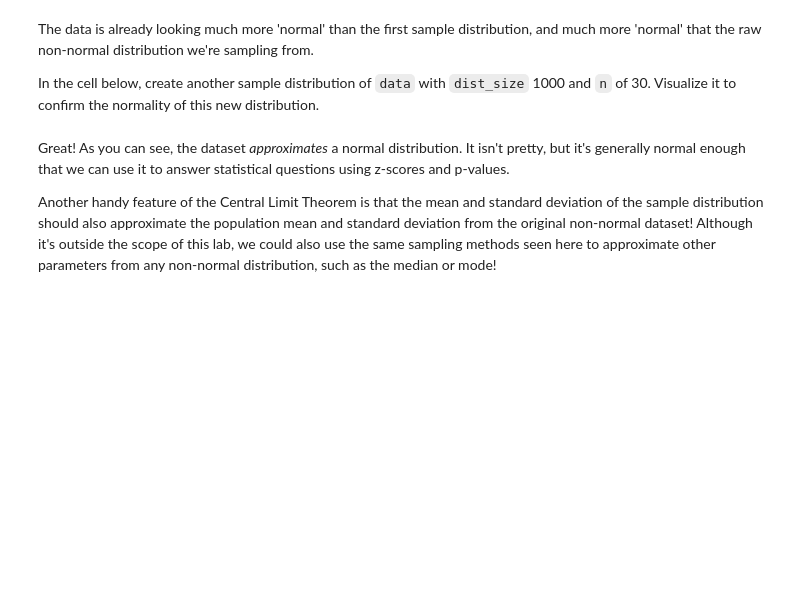
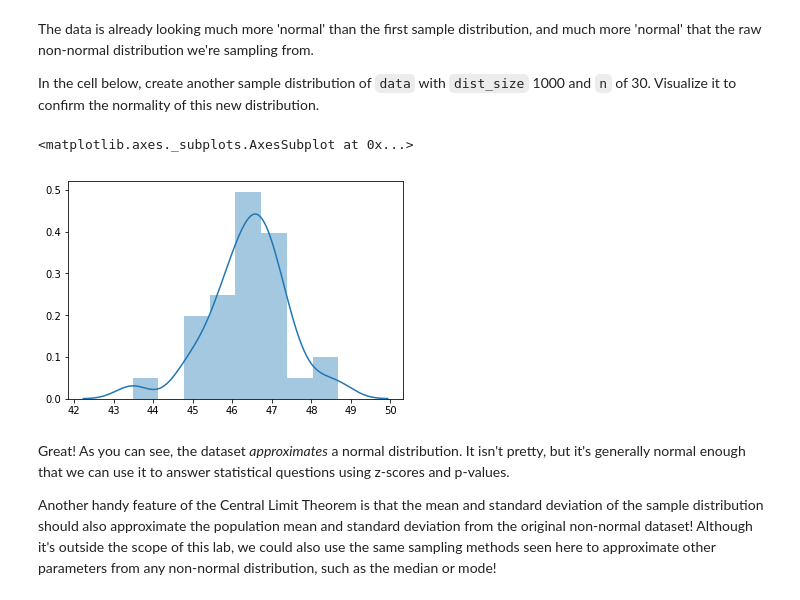
Before and after one commit to matthew-d-oliver/dsc-central-limit-theorem-lab-nyc-ds-082619, a Jupyter notebook: index.ipynb, the cells around one changed output. Saved outputs shown, nothing was run; the diff lists cells and outputs as text; code cells hidden in the pictures; blank space fills up the shorter version.

```diff
--- a/index.ipynb
+++ b/index.ipynb
@@ -143,8 +143,11 @@ The data is already looking much more 'normal' than the first sample distributio
 In the cell below, create another sample distribution of `data` with `dist_size` 1000 and `n` of 30.  Visualize it to confirm the normality of this new distribution.
 # %%
 # Your code here
-testy=create_sample_distribution(df,1000,200)
+testy=create_sample_distribution(df,1000,30)
 sns.distplot(testy)
+# %% [output]
+<matplotlib.axes._subplots.AxesSubplot at 0x...>
+[figure, added]
 # %% [markdown]
 Great! As you can see, the dataset _approximates_ a normal distribution. It isn't pretty, but it's generally normal enough that we can use it to answer statistical questions using z-scores and p-values.
 
```
